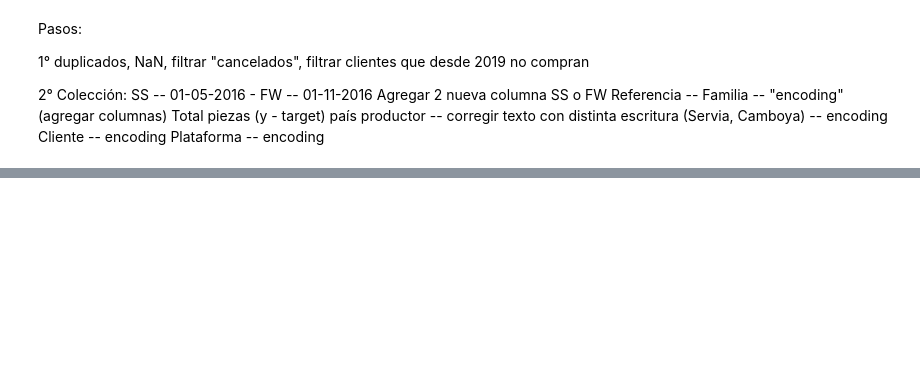
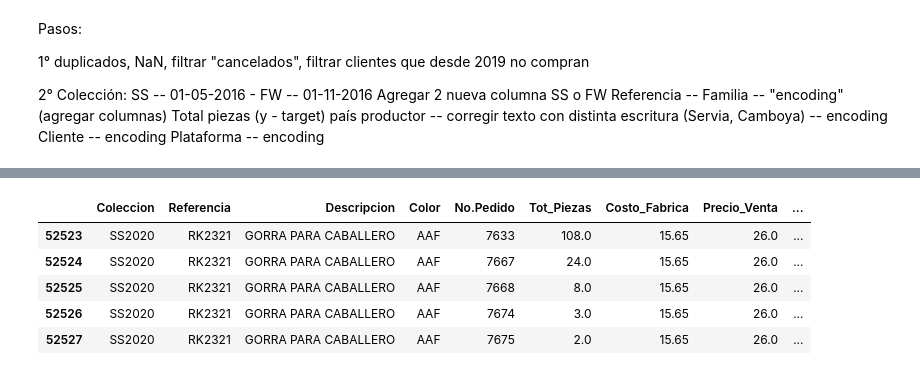
Before and after one commit to ThaylaLuzardo/Forecast_Compras, a Jupyter notebook: notebooks/Data analisis.ipynb, the cells around one changed output, grey strips where cells are left out. Cells and saved outputs as stored; diff of their text form; code cells hidden in the pictures; blank space fills up the shorter version.

```diff
--- a/notebooks/Data analisis.ipynb
+++ b/notebooks/Data analisis.ipynb
@@ -351,0 +449,25 @@ Pasos:
+# %%
+# Identificar las colecciones válidas desde SS2019 en adelante
+colecciones_validas = data_proces_status['Coleccion'].unique()
+colecciones_validas = [col for col in colecciones_validas if col >= 'SS2020']
+
+# máscara booleana para las filas que tienen colecciones válidas
+mask = data_proces_status['Coleccion'].isin(colecciones_validas)
+
+# DataFrame para obtener solo las filas con colecciones válidas
+data_df_filtered = data_proces_status[mask]
+
+# Obtener una lista de clientes activos (que han comprado desde SS2019)
+clientes_activos = data_df_filtered['Nombre_Cliente'].unique()
+
+# Filtrar el DataFrame original para mantener solo los registros de clientes activos
+data_df_final = data_df_filtered[data_df_filtered['Nombre_Cliente'].isin(clientes_activos)]
+# %%
+data_df_final.head()
+# %% [output]
+|  | Coleccion | Referencia | Descripcion | Color | No.Pedido | Tot_Piezas | Costo_Fabrica | Precio_Venta | ... |
+| 52523 | SS2020 | RK2321 | GORRA PARA CABALLERO | AAF | 7633 | 108.0 | 15.65 | 26.0 | ... |
+| 52524 | SS2020 | RK2321 | GORRA PARA CABALLERO | AAF | 7667 | 24.0 | 15.65 | 26.0 | ... |
+| 52525 | SS2020 | RK2321 | GORRA PARA CABALLERO | AAF | 7668 | 8.0 | 15.65 | 26.0 | ... |
+| 52526 | SS2020 | RK2321 | GORRA PARA CABALLERO | AAF | 7674 | 3.0 | 15.65 | 26.0 | ... |
+| 52527 | SS2020 | RK2321 | GORRA PARA CABALLERO | AAF | 7675 | 2.0 | 15.65 | 26.0 | ... |
```
Also changed, not shown: parts of 17 cells of this notebook.
